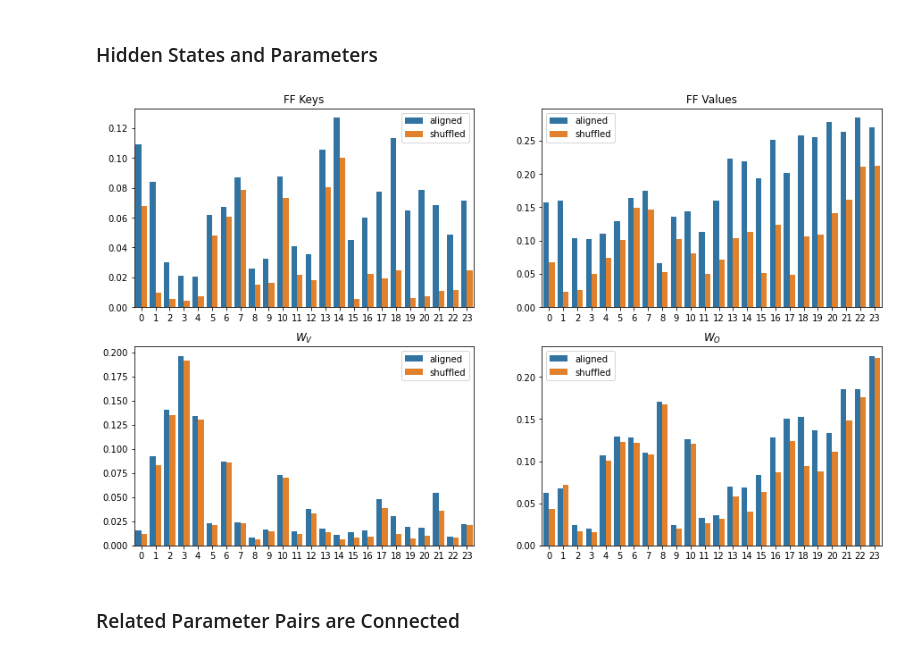
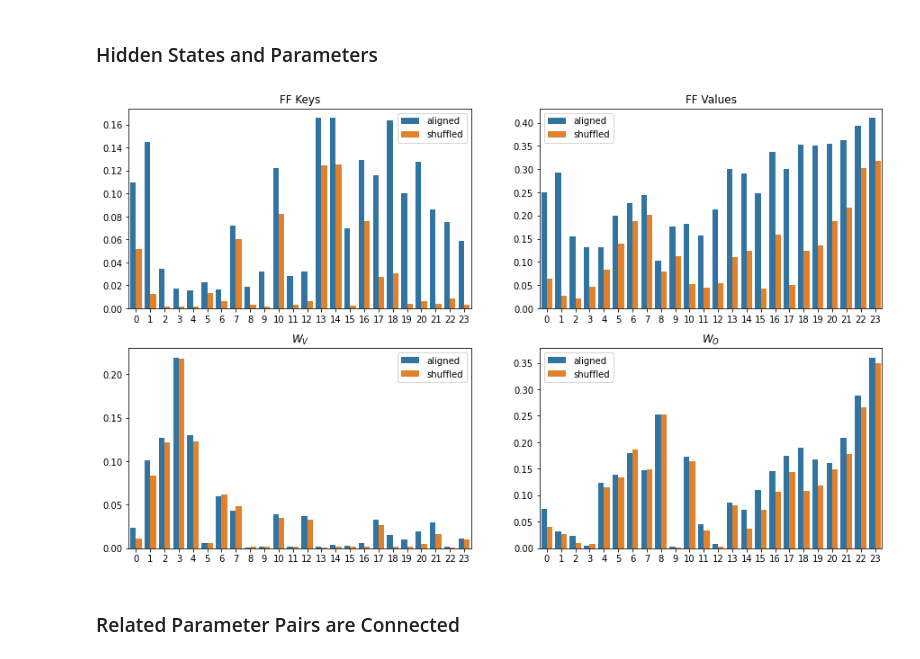
Before and after one commit to guy-dar/embedding-space, a Jupyter notebook: interpretation-experiments.ipynb, the cells around one changed output. Saved outputs shown, nothing was run; the diff lists cells and outputs as text; code cells hidden in the pictures.

```diff
--- a/interpretation-experiments.ipynb
+++ b/interpretation-experiments.ipynb
@@ -21,7 +22,7 @@ tokenizer = AutoTokenizer.from_pretrained("gpt2-medium")
 emb = model.get_output_embeddings().weight.data.T
 num_layers = model.config.n_layer
 num_heads = model.config.n_head
-hidden_dim = model.config.n_ctx
+hidden_dim = model.config.n_embd
 head_size = hidden_dim // num_heads
 
 K = torch.cat([model.get_parameter(f"transformer.h.{j}.mlp.c_fc.weight").T
@@ -106,19 +144,5 @@ max_explored_tokens = 1000
 # %% [markdown]
 ### Hidden States and Parameters
-# %%
-def _batched_recall_metric(xs, y, k=100, k2=None, only_ascii=False):
-    if k2 is None:
-        k2 = k
-    out = []
-    xs_idx = torch.topk(xs, k=k, dim=-1).indices
-    y_idx = torch.topk(y, k=k2, dim=-1).indices
-    for i in range(len(y)):
-        A = set(xs_idx[i].ravel().cpu().tolist())
-        B = set(y_idx[i].cpu().tolist())
-        if only_ascii:
-            A, B = map(lambda X: {x for x in X if tokenizer.decode(x).isascii()}, (A, B))
-        out.append(len(A & B) / len(B))
-    return out
 # %%
 real_K_recall, fake_K_recall, real_V_recall, fake_V_recall = [], [], [], []
 
@@ -133,39 +157,35 @@ for i1 in trange(num_layers):
     tmp1_K_perm, tmp1_V_perm = K_heads[i1][tmp1_pre_perm] @ E1, V_heads[i1][tmp1_pre_perm] @ E1
     tmp2 = emb_func(torch.cat([y for _, y in mem[f'transformer.h.{i1}']])[:max_explored_tokens])
 
-    fake_K_recall.append(np.mean(_batched_recall_metric(tmp1_K_perm, tmp2, k=k_, only_ascii=only_ascii)))
-    real_K_recall.append(np.mean(_batched_recall_metric(tmp1_K, tmp2, k=k_, only_ascii=only_ascii)))
-    fake_V_recall.append(np.mean(_batched_recall_metric(tmp1_V_perm, tmp2, k=k_, only_ascii=only_ascii)))
-    real_V_recall.append(np.mean(_batched_recall_metric(tmp1_V, tmp2, k=k_, only_ascii=only_ascii)))
+    fake_K_recall.append(np.mean(_batched_recall_metric(tmp1_K_perm, tmp2, k=k_, k2=k2, only_ascii=only_ascii)))
+    real_K_recall.append(np.mean(_batched_recall_metric(tmp1_K, tmp2, k=k_, k2=k2, only_ascii=only_ascii)))
+    fake_V_recall.append(np.mean(_batched_recall_metric(tmp1_V_perm, tmp2, k=k_, k2=k2, only_ascii=only_ascii)))
+    real_V_recall.append(np.mean(_batched_recall_metric(tmp1_V, tmp2, k=k_, k2=k2, only_ascii=only_ascii)))
 # %%
 real_WV_recall, fake_WV_recall, real_WO_recall, fake_WO_recall = [], [], [], []
 
 for i1 in trange(num_layers):
-    tmp1_pre = torch.topk(torch.cat([x for x, _ in mem[f'intermediate-transformer.h.{i1}.attn.c_proj']])[:max_explored_tokens], k=5, dim=-1).indices
+    tmp1_pre = torch.topk(torch.cat(
+        [x for x, _ in mem[f'intermediate-transformer.h.{i1}.attn.c_proj']])[:max_explored_tokens], k=5, dim=-1).indices
     tmp1_x, tmp1_y = np.unravel_index(tmp1_pre.numpy(), (num_heads, head_size))
     del tmp1_pre
     tmp1_WV, tmp1_WO = W_V_heads[i1, tmp1_x, :, tmp1_y] @ E1, W_O_heads[i1, tmp1_x, tmp1_y] @ E1
     tmp1 = tmp1_WV
     tmp2 = emb_func(torch.cat([y for _, y in mem[f'transformer.h.{i1}']])[:max_explored_tokens])
-    fake_WV_recall.append(np.mean(_batched_recall_metric(tmp1_WV[torch.randperm(len(tmp1_WV))], tmp2)))
-    real_WV_recall.append(np.mean(_batched_recall_metric(tmp1_WV, tmp2)))
-    fake_WO_recall.append(np.mean(_batched_recall_metric(tmp1_WO[torch.randperm(len(tmp1_WO))], tmp2)))
-    real_WO_recall.append(np.mean(_batched_recall_metric(tmp1_WO, tmp2)))
+
+    fake_WV_recall.append(np.mean(_batched_recall_metric(tmp1_WV[torch.randperm(len(tmp1_WV))], tmp2, k=k_, k2=k2,
+                                                         only_ascii=only_ascii)))
+    real_WV_recall.append(np.mean(_batched_recall_metric(tmp1_WV, tmp2, k=k_, k2=k2, only_ascii=only_ascii)))
+    fake_WO_recall.append(np.mean(_batched_recall_metric(tmp1_WO[torch.randperm(len(tmp1_WO))], tmp2, k=k_, k2=k2,
+                                                         only_ascii=only_ascii)))
+    real_WO_recall.append(np.mean(_batched_recall_metric(tmp1_WO, tmp2, k=k_, k2=k2, only_ascii=only_ascii)))
-# %%
-plt.figure(figsize=(15, 9))
-for i, (real, fake, param_name) in enumerate([(real_K_recall, fake_K_recall, "FF Keys"),
-                                              (real_V_recall, fake_V_recall, "FF Values"),
-                                              (real_WV_recall, fake_WV_recall, "$W_V$"),
-                                              (real_WO_recall, fake_WO_recall, "$W_O$")
-                                             ]):
-    plt.subplot(2, 2, i + 1)
-    plt.title(param_name)
-    sns.barplot(x='x', y='y', hue='hue',
-                data={'x': [*np.arange(num_layers), *np.arange(num_layers)],
-                      'y': [*real, *fake],
-                      'hue': (['aligned'] * num_layers) + (['shuffled'] * num_layers)
-                })
-# %% [output]
-[figure, removed]
+# %%
+_plot_comparison([(real_K_recall, fake_K_recall, "FF Keys"),
+                  (real_V_recall, fake_V_recall, "FF Values"),
+                  (real_WV_recall, fake_WV_recall, "$W_V$"),
+                  (real_WO_recall, fake_WO_recall, "$W_O$")
+                 ])
+# %% [output]
+[figure, added]
 # %% [markdown]
 ### Related Parameter Pairs are Connected
```
Also changed, not shown: parts of 34 cells of this notebook, 4 other files.
